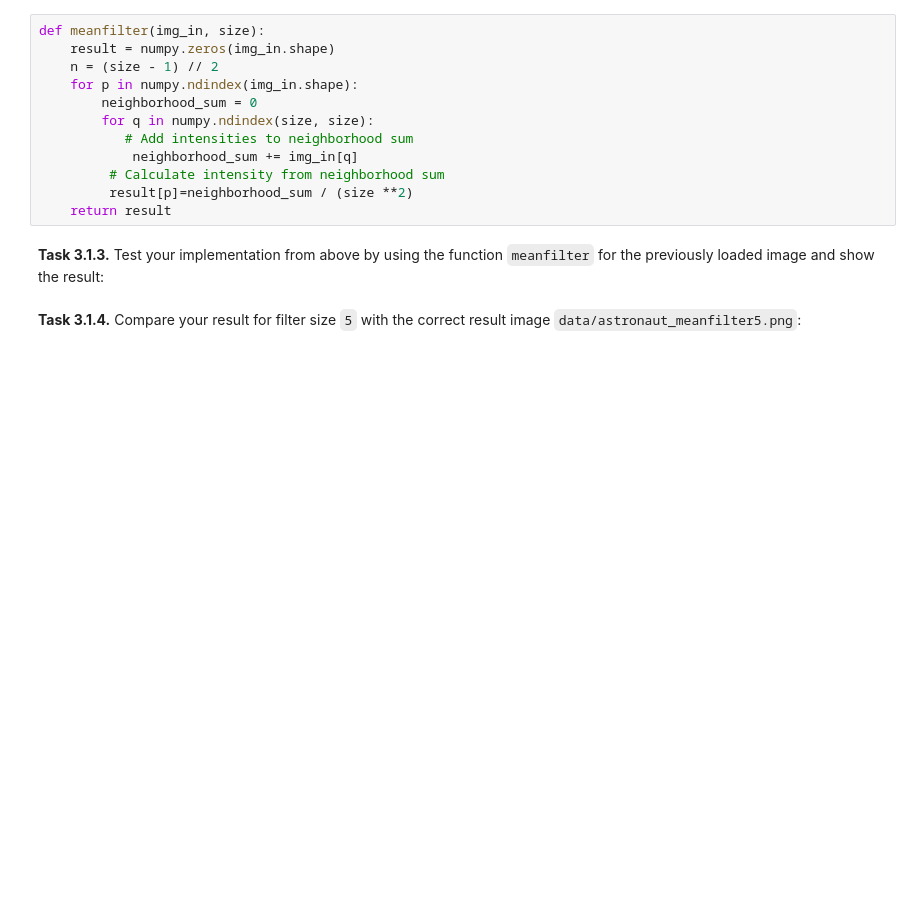
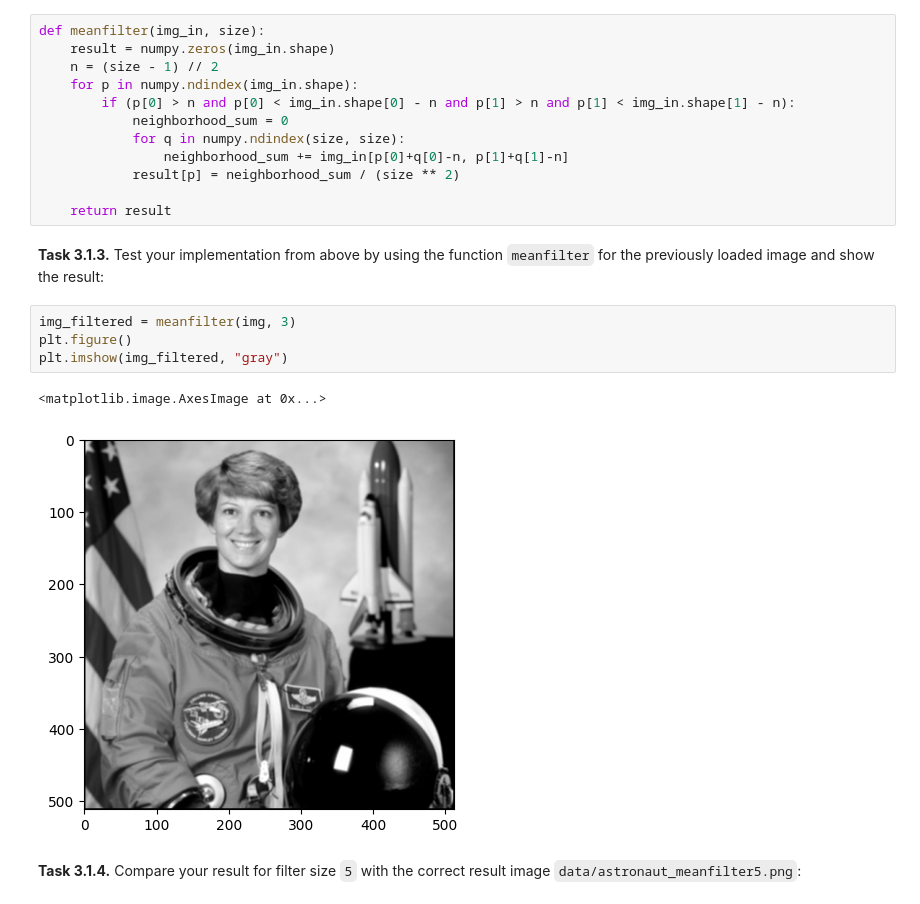
Before and after one commit to balint-bozoki/mobi-fs3-python, a Jupyter notebook: task3.ipynb, the cells around one changed output. Drawn from its saved outputs; the diff is of its cells as text; blank space fills up the shorter version.

```diff
--- a/task3.ipynb
+++ b/task3.ipynb
@@ -23,15 +24,22 @@ def meanfilter(img_in, size):
     result = numpy.zeros(img_in.shape)
     n = (size - 1) // 2
     for p in numpy.ndindex(img_in.shape):
-        neighborhood_sum = 0
-        for q in numpy.ndindex(size, size):
-           # Add intensities to neighborhood sum
-            neighborhood_sum += img_in[q]
-         # Calculate intensity from neighborhood sum
-         result[p]=neighborhood_sum / (size **2)
+        if (p[0] > n and p[0] < img_in.shape[0] - n and p[1] > n and p[1] < img_in.shape[1] - n):
+            neighborhood_sum = 0
+            for q in numpy.ndindex(size, size):
+                neighborhood_sum += img_in[p[0]+q[0]-n, p[1]+q[1]-n]
+            result[p] = neighborhood_sum / (size ** 2)
+
     return result
 # %% [markdown]
 **<a id="#">Task 3.1.3.</a>** Test your implementation from above by using the function `meanfilter` for the previously loaded image and show the result:
+# %%
+img_filtered = meanfilter(img, 3)
+plt.figure()
+plt.imshow(img_filtered, "gray")
+# %% [output]
+<matplotlib.image.AxesImage at 0x...>
+[figure, added]
 # %% [markdown]
 **<a id="#">Task 3.1.4.</a>** Compare your result for filter size `5` with the correct result image `data/astronaut_meanfilter5.png`:
 # %% [markdown]
```
Also changed, not shown: parts of 1 cell of this notebook.
